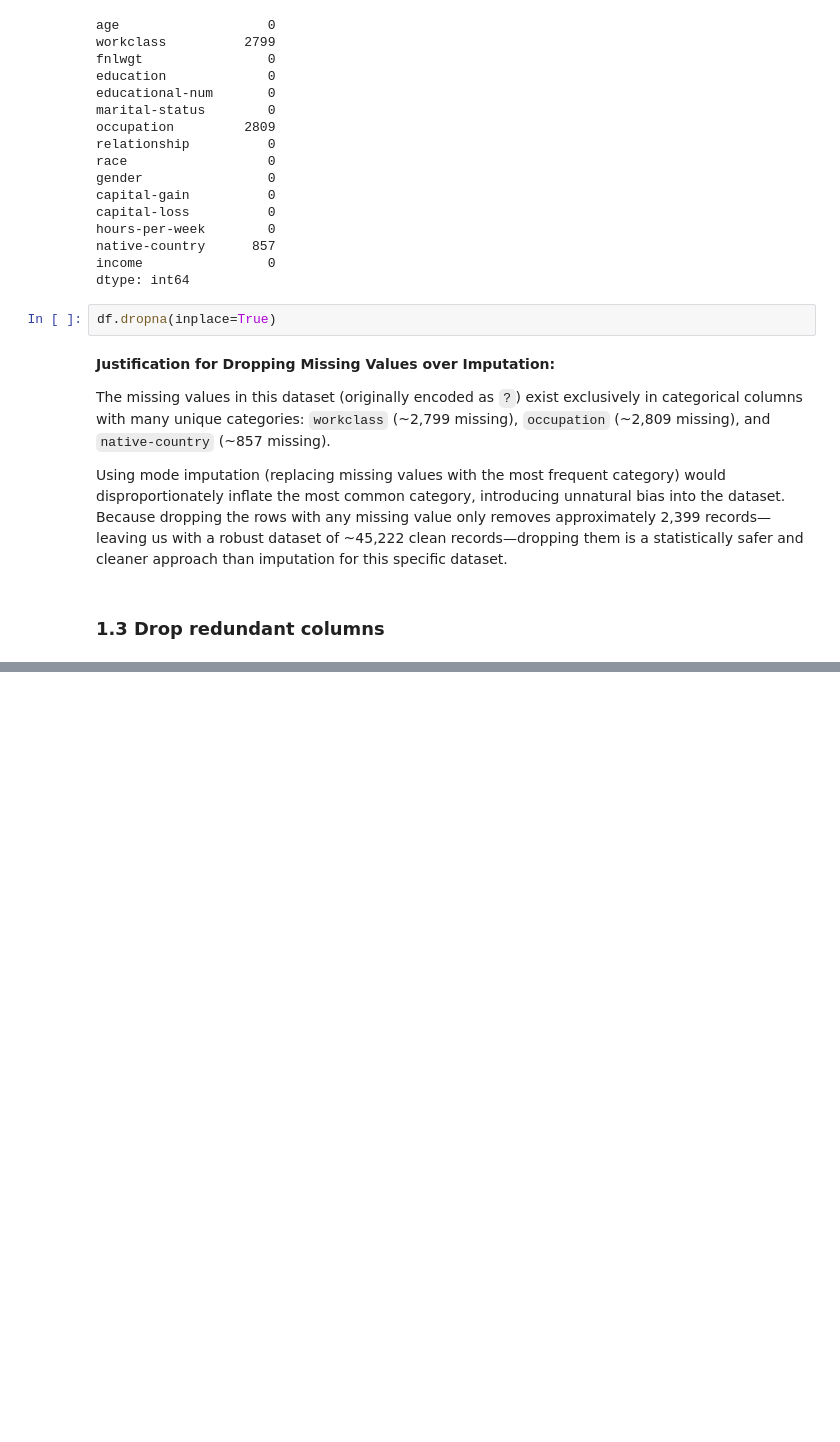
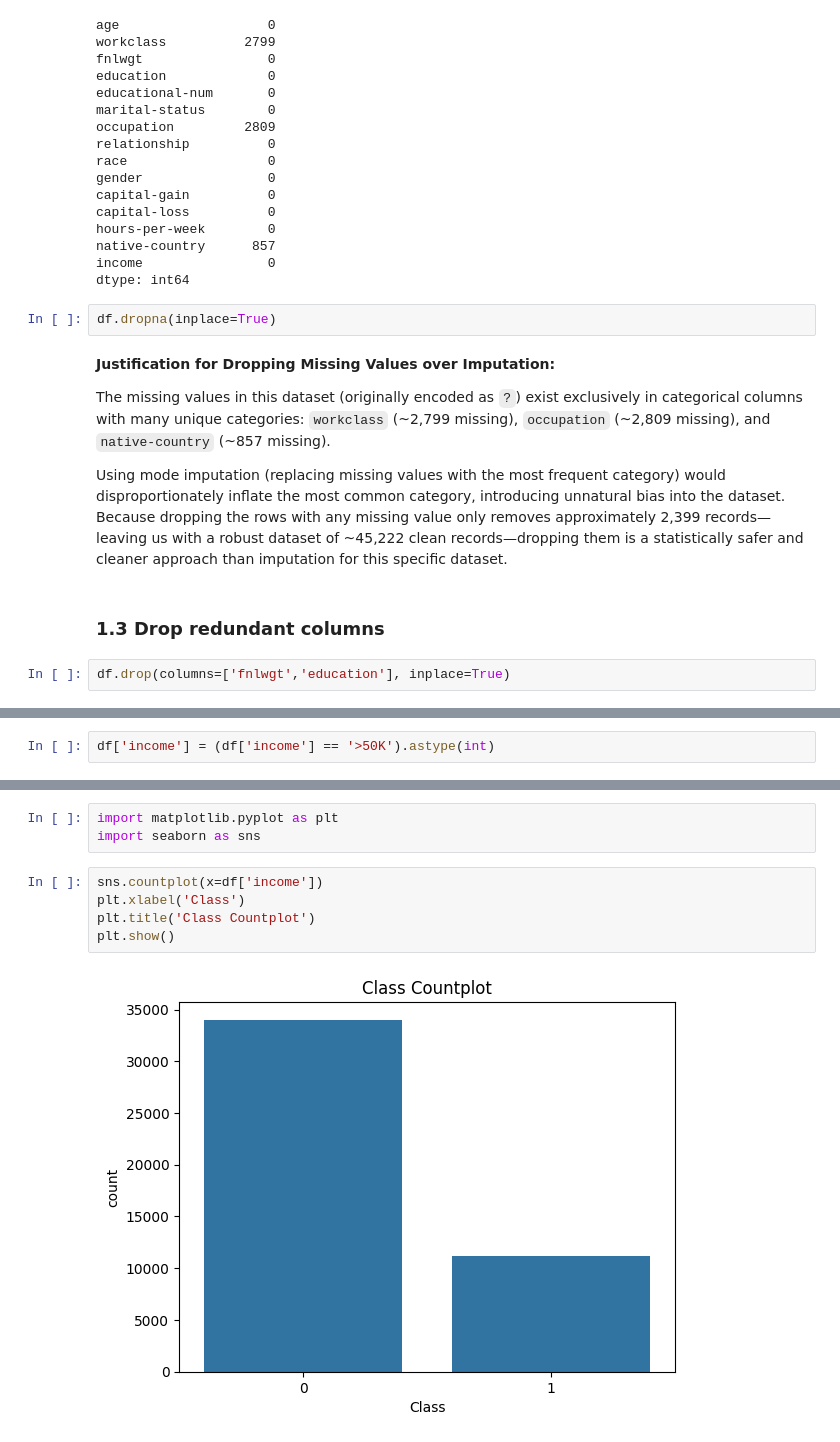
Before and after one commit to Deepvejpara/Income_Classifier, a Jupyter notebook: DL_PR2.ipynb, the cells around one changed output, grey strips where cells are left out. Cells and saved outputs as stored; diff of their text form; blank space fills up the shorter version.

```diff
--- a/DL_PR2.ipynb
+++ b/DL_PR2.ipynb
@@ -98,3 +101,5 @@ The missing values in this dataset (originally encoded as `?`) exist exclusively
 Using mode imputation (replacing missing values with the most frequent category) would disproportionately inflate the most common category, introducing unnatural bias into the dataset. Because dropping the rows with any missing value only removes approximately 2,399 records—leaving us with a robust dataset of ~45,222 clean records—dropping them is a statistically safer and cleaner approach than imputation for this specific dataset.
 # %% [markdown]
 ### 1.3 Drop redundant columns
+# %%
+df.drop(columns=['fnlwgt','education'], inplace=True)
@@ -100,0 +112,2 @@ Using mode imputation (replacing missing values with the most frequent category)
+# %%
+df['income'] = (df['income'] == '>50K').astype(int)
@@ -100,0 +122,10 @@ Using mode imputation (replacing missing values with the most frequent category)
+# %%
+import matplotlib.pyplot as plt
+import seaborn as sns
+# %%
+sns.countplot(x=df['income'])
+plt.xlabel('Class')
+plt.title('Class Countplot')
+plt.show()
+# %% [output]
+[figure, added]
```
Also changed, not shown: parts of 27 cells of this notebook.
